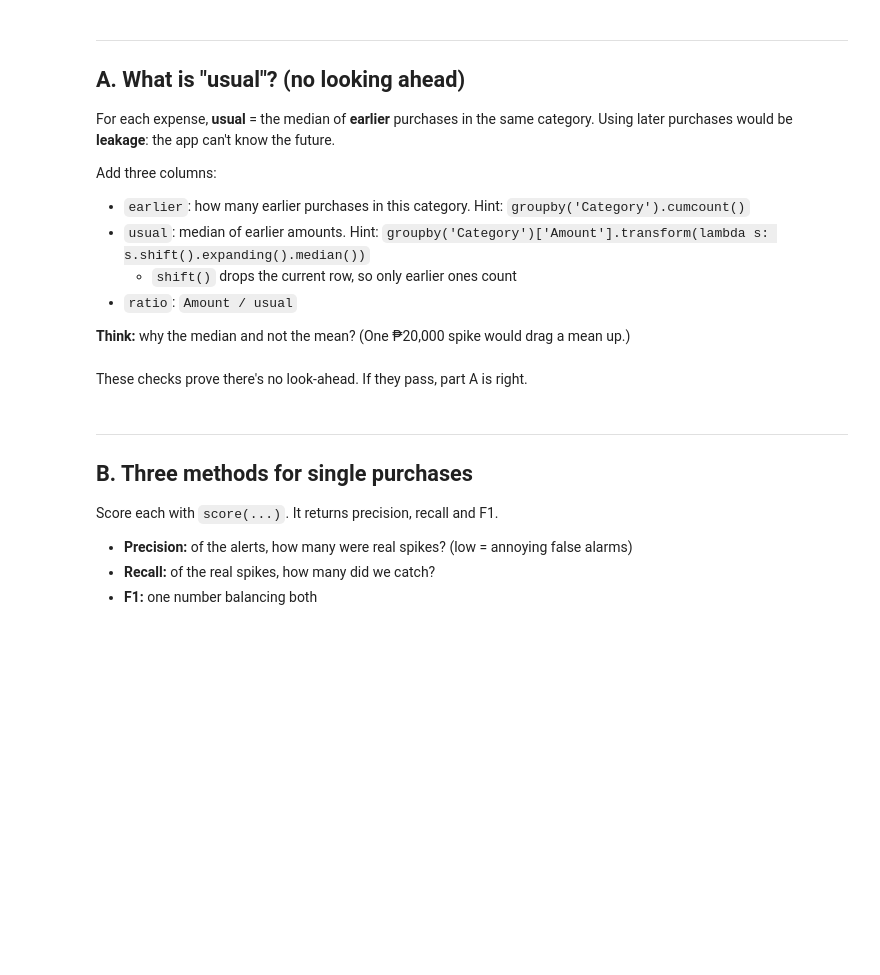
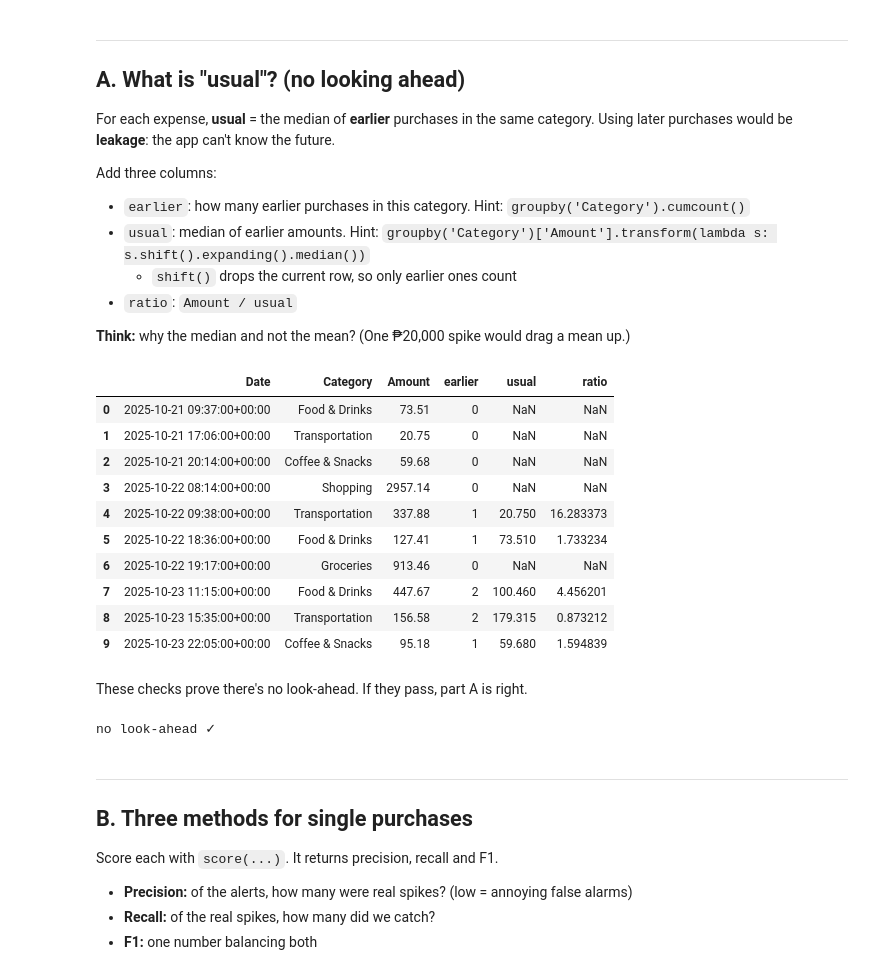
Before and after one commit to ronmarabalos/Machine-Learning, a Jupyter notebook: notebooks/04-anomalies.ipynb, the cells around one changed output. Drawn from its saved outputs; the diff is of its cells as text; code cells hidden in the pictures; blank space fills up the shorter version.

```diff
--- a/notebooks/04-anomalies.ipynb
+++ b/notebooks/04-anomalies.ipynb
@@ -50,6 +58,34 @@ Add three columns:
 **Think:** why the median and not the mean? (One ₱20,000 spike would drag a mean up.)
 # %%
 # TODO
+# Make sure "earlier" really means earlier in time
+exp = exp.sort_values('Date').reset_index(drop=True)
+
+# How many purchases in this category came before this one
+exp['earlier'] = exp.groupby('Category').cumcount()
+
+# Median of earlier amounts only (shift drops the current row)
+exp['usual'] = (
+    exp.groupby('Category')['Amount']
+      .transform(lambda s: s.shift().expanding().median())
+)
+
+# How this purchase compares to what's usual
+exp['ratio'] = exp['Amount'] / exp['usual']
+
+exp[['Date', 'Category', 'Amount', 'earlier', 'usual', 'ratio']].head(10)
+# %% [output]
+|  | Date | Category | Amount | earlier | usual | ratio |
+| 0 | 2025-10-21 09:37:00+00:00 | Food & Drinks | 73.51 | 0 | NaN | NaN |
+| 1 | 2025-10-21 17:06:00+00:00 | Transportation | 20.75 | 0 | NaN | NaN |
+| 2 | 2025-10-21 20:14:00+00:00 | Coffee & Snacks | 59.68 | 0 | NaN | NaN |
+| 3 | 2025-10-22 08:14:00+00:00 | Shopping | 2957.14 | 0 | NaN | NaN |
+| 4 | 2025-10-22 09:38:00+00:00 | Transportation | 337.88 | 1 | 20.750 | 16.283373 |
+| 5 | 2025-10-22 18:36:00+00:00 | Food & Drinks | 127.41 | 1 | 73.510 | 1.733234 |
+| 6 | 2025-10-22 19:17:00+00:00 | Groceries | 913.46 | 0 | NaN | NaN |
+| 7 | 2025-10-23 11:15:00+00:00 | Food & Drinks | 447.67 | 2 | 100.460 | 4.456201 |
+| 8 | 2025-10-23 15:35:00+00:00 | Transportation | 156.58 | 2 | 179.315 | 0.873212 |
+| 9 | 2025-10-23 22:05:00+00:00 | Coffee & Snacks | 95.18 | 1 | 59.680 | 1.594839 |
 # %% [markdown]
 These checks prove there's no look-ahead. If they pass, part A is right.
 # %%
@@ -60,6 +96,8 @@ row = exp[exp['earlier'] == 10].iloc[0]
 hand = exp[(exp['Category'] == row['Category']) & (exp.index < row.name)]['Amount'].median()
 assert abs(hand - row['usual']) < 1e-9
 print('no look-ahead ✓')
+# %% [output]
+no look-ahead ✓
 # %% [markdown]
 ---
 ## B. Three methods for single purchases
```
Also changed, not shown: parts of 19 cells of this notebook.
